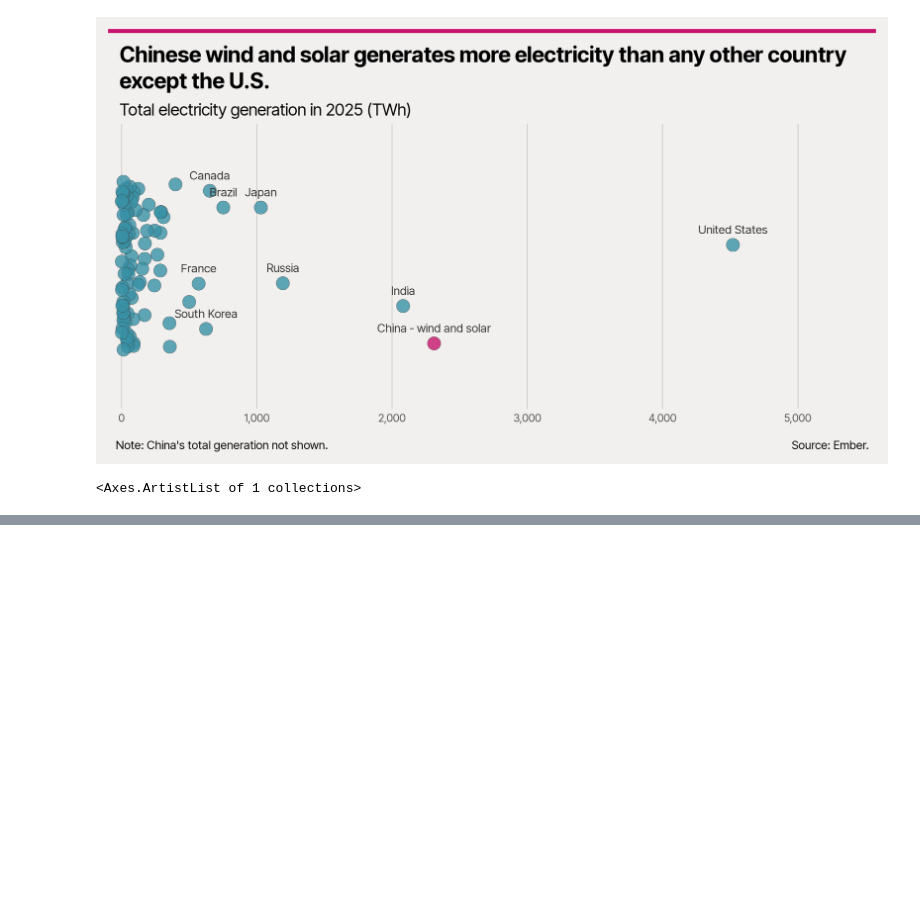
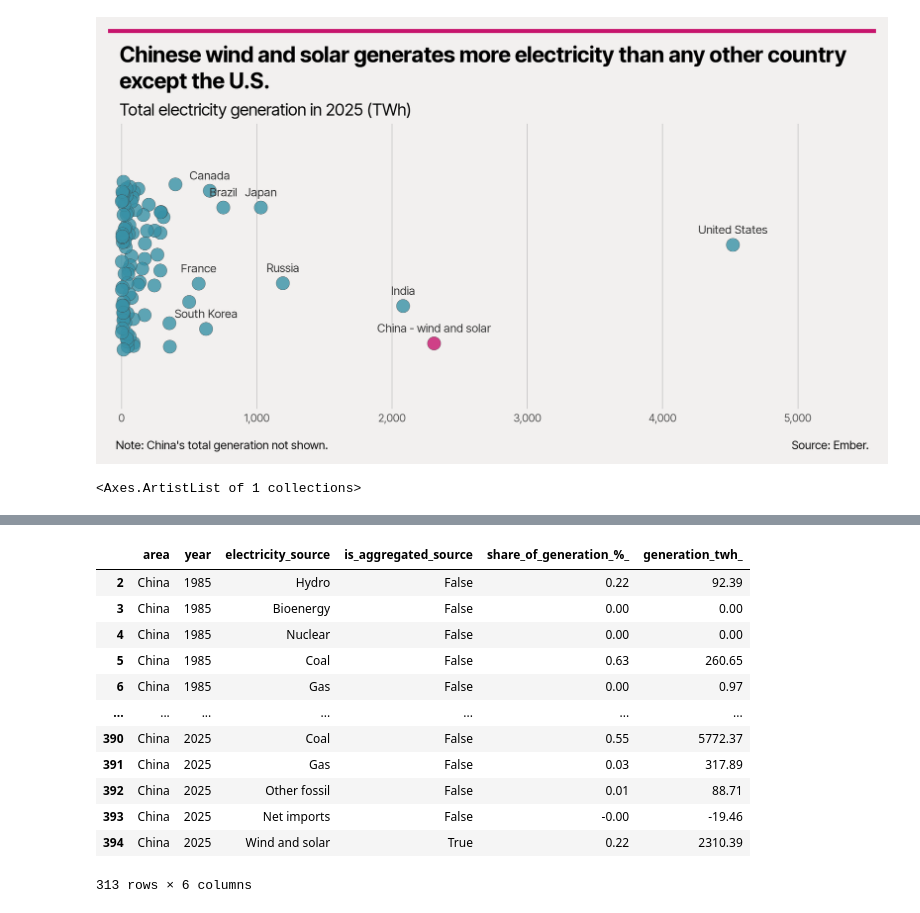
Before and after one commit to TurnerHaa/chinaEnergy, a Jupyter notebook: chinaEnergy.ipynb, the cells around one changed output, grey strips where cells are left out. Drawn from its saved outputs; the diff is of its cells as text; code cells hidden in the pictures; blank space fills up the shorter version.

Commit message:
Began calculating proportion of energy mix by year

```diff
--- a/chinaEnergy.ipynb
+++ b/chinaEnergy.ipynb
@@ -10,9 +10,9 @@ import seaborn as sns
 
 from janitor import clean_names
 # %%
-generation_data = pd.read_csv('data/release_generation_yearly_global.csv')
+RAW_data = pd.read_csv('data/release_generation_yearly_global.csv')
 
-generation_data = clean_names(generation_data)
+generation_data = clean_names(RAW_data)
 
 generation_data.info()
 # %% [output]
@@ -208,9 +188,4 @@ class StrMethodFormatter(Formatter)
 # %%
-# reads available fonts for matplotlib
+china_mix = clean_names(RAW_data)
 
-# fm._load_fontmanager(try_read_cache=False)
-
-# fonts = sorted(set([f.name for f in mpl.font_manager.fontManager.ttflist]))
-
-# for font in fonts:
-#     print(font)
+china_mix.info()
@@ -217,8 +210,30 @@ class StrMethodFormatter(Formatter)
 # %%
-# clears matplotlib cache when new system font installed
+china_mix = china_mix[china_mix['area'] == 'China'].reset_index()
 
-# import shutil
-# import matplotlib
-# shutil.rmtree(matplotlib.get_cachedir())
+
+china_mix = china_mix[['area', 'year', 'electricity_source', 'is_aggregated_source', 'share_of_generation_%_', 'generation_twh_']]
+
+exclude = ['Wind', 'Solar']
+
+china_mix = china_mix[(china_mix['electricity_source'] == 'Wind and solar') | (china_mix['is_aggregated_source'] == False) & (~china_mix['electricity_source'].isin(exclude))]
+
+
+# china_mix['share_of_generation_%_'] = round(china_mix['share_of_generation_%_'] / 100, 2)
+
+china_mix
+# %% [output]
+|  | area | year | electricity_source | is_aggregated_source | share_of_generation_%_ | generation_twh_ |
+| 2 | China | 1985 | Hydro | False | 0.22 | 92.39 |
+| 3 | China | 1985 | Bioenergy | False | 0.00 | 0.00 |
+| 4 | China | 1985 | Nuclear | False | 0.00 | 0.00 |
+| 5 | China | 1985 | Coal | False | 0.63 | 260.65 |
+| 6 | China | 1985 | Gas | False | 0.00 | 0.97 |
+| ... | ... | ... | ... | ... | ... | ... |
+| 390 | China | 2025 | Coal | False | 0.55 | 5772.37 |
+| 391 | China | 2025 | Gas | False | 0.03 | 317.89 |
+| 392 | China | 2025 | Other fossil | False | 0.01 | 88.71 |
+| 393 | China | 2025 | Net imports | False | -0.00 | -19.46 |
+| 394 | China | 2025 | Wind and solar | True | 0.22 | 2310.39 |
+313 rows × 6 columns
 # %%
 # Another way to look at it - how many countries could Chinese wind and solar collectively match
```
Also changed, not shown: parts of 3 cells of this notebook.
